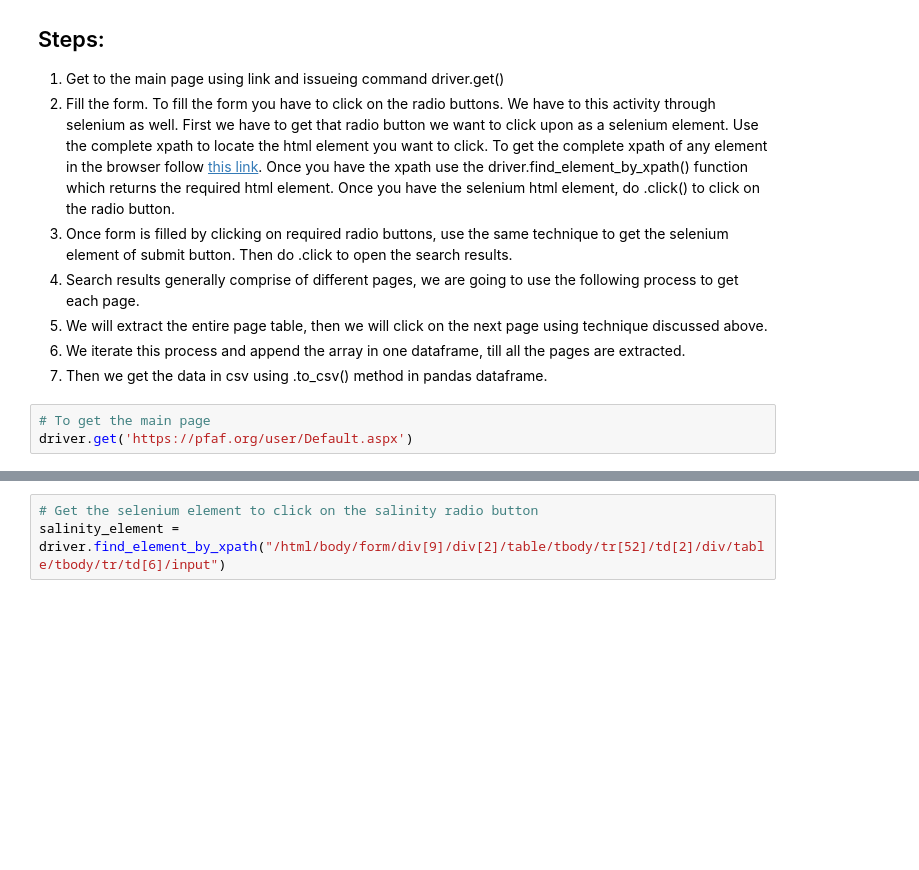
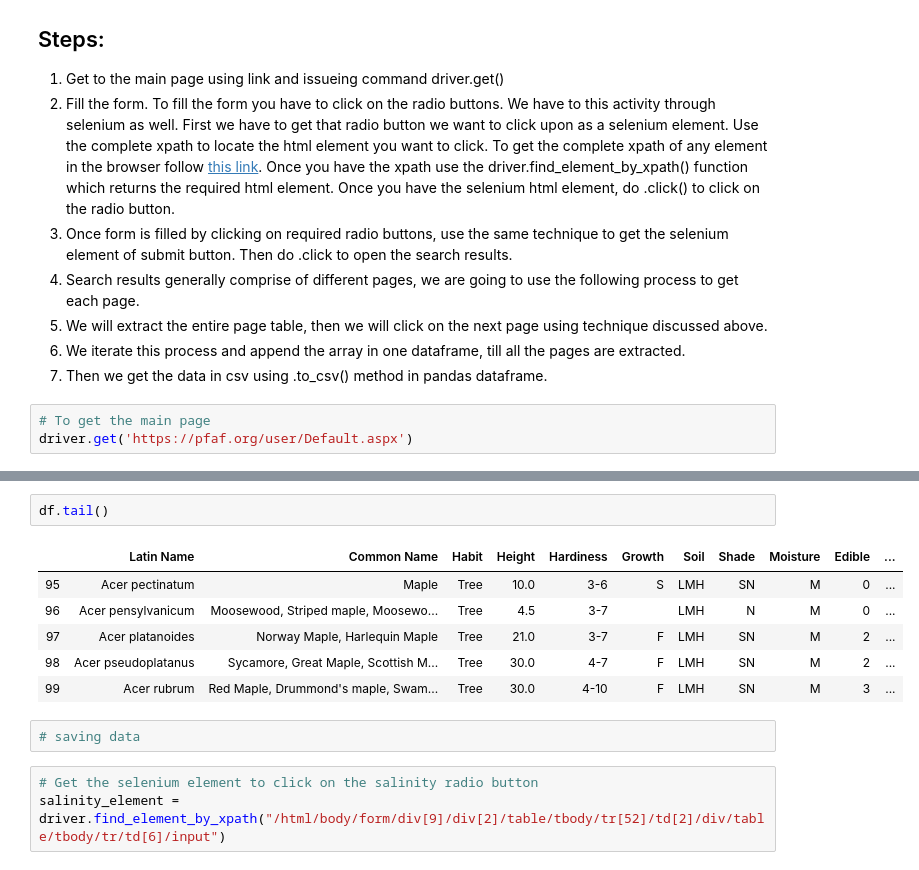
Before and after one commit to chauhan17nitin/Web-Scrapper-Selenium, a Jupyter notebook: salinity.ipynb, the cells around one changed output, grey strips where cells are left out. Saved outputs shown, nothing was run; the diff lists cells and outputs as text; blank space fills up the shorter version.

```diff
--- a/salinity.ipynb
+++ b/salinity.ipynb
@@ -29,3 +81,14 @@ driver.get('https://pfaf.org/user/Default.aspx')
+# %%
+df.tail()
+# %% [output]
+|  | Latin Name | Common Name | Habit | Height | Hardiness | Growth | Soil | Shade | Moisture | Edible | ... |
+| 95 | Acer pectinatum | Maple | Tree | 10.0 | 3-6 | S | LMH | SN | M | 0 | ... |
+| 96 | Acer pensylvanicum | Moosewood, Striped maple, Moosewo... | Tree | 4.5 | 3-7 |  | LMH | N | M | 0 | ... |
+| 97 | Acer platanoides | Norway Maple, Harlequin Maple | Tree | 21.0 | 3-7 | F | LMH | SN | M | 2 | ... |
+| 98 | Acer pseudoplatanus | Sycamore, Great Maple, Scottish M... | Tree | 30.0 | 4-7 | F | LMH | SN | M | 2 | ... |
+| 99 | Acer rubrum | Red Maple, Drummond's maple, Swam... | Tree | 30.0 | 4-10 | F | LMH | SN | M | 3 | ... |
+# %%
+# saving data
 # %%
 # Get the selenium element to click on the salinity radio button
 salinity_element = driver.find_element_by_xpath("/html/body/form/div[9]/div[2]/table/tbody/tr[52]/td[2]/div/table/tbody/tr/td[6]/input")
```
Also changed, not shown: parts of 10 cells of this notebook, 2 other files.
